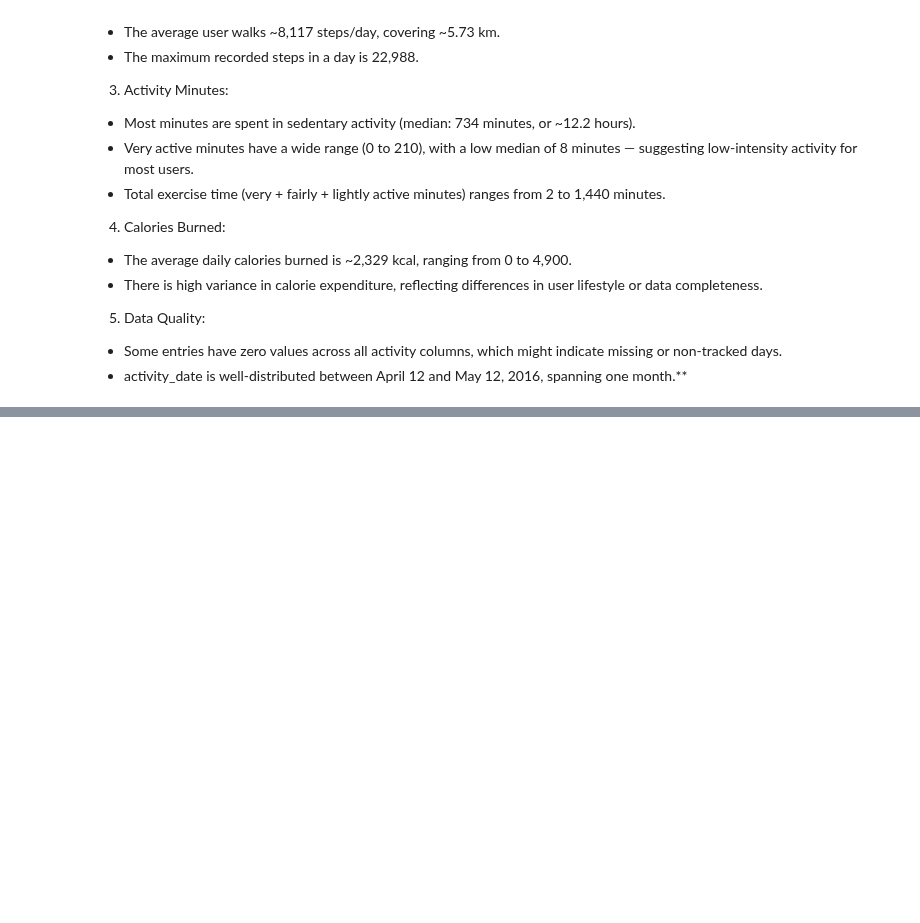
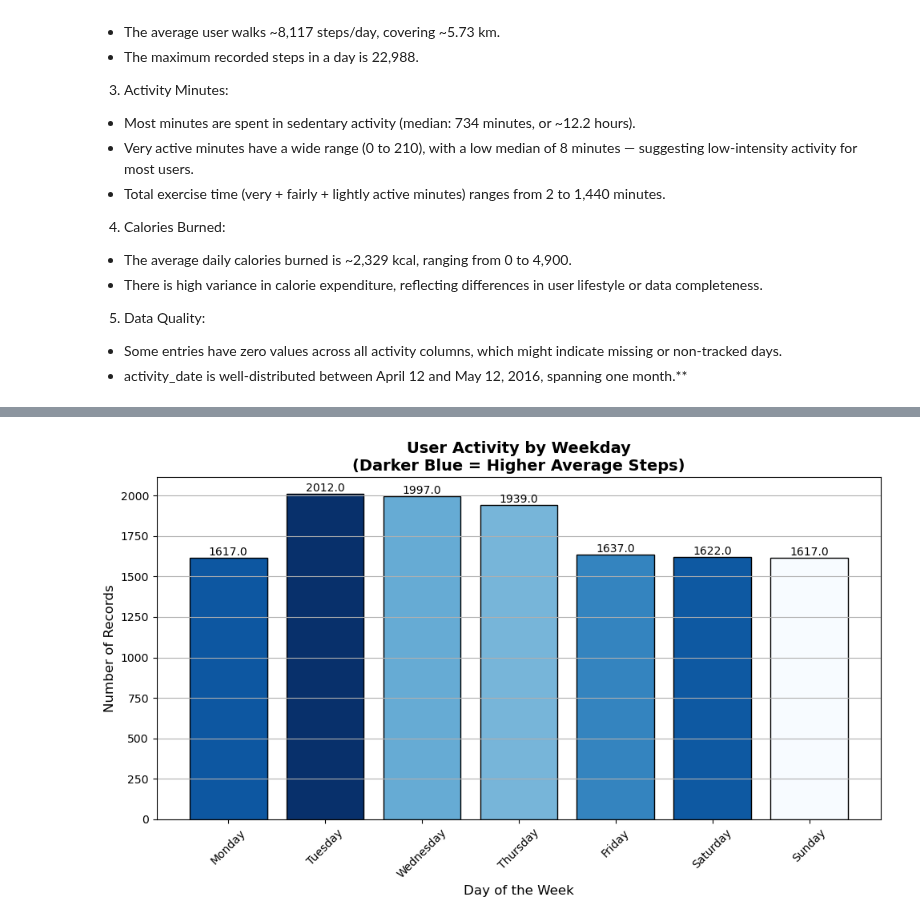
Before and after one commit to SheryllD/Project_SQL_Database, a Jupyter notebook: Data_Wrangling.ipynb, the cells around one changed output, grey strips where cells are left out. Saved outputs shown, nothing was run; the diff lists cells and outputs as text; code cells hidden in the pictures; blank space fills up the shorter version.

Commit message:
added new visuals

```diff
--- a/Data_Wrangling.ipynb
+++ b/Data_Wrangling.ipynb
@@ -217,0 +191,5 @@ memory usage: 1.8+ MB
+# %%
+# Converting Sleepday to datetime64
+fitbit_df["SleepDay"] = pd.to_datetime(fitbit_df["SleepDay"])
+fitbit_df.info()
+fitbit_df.head()
@@ -369,0 +380,77 @@ fitbit_df.describe()
+# %%
+# plotting histogram
+
+# # Set seaborn style for aesthetics
+# sns.set(style="whitegrid")
+
+# # Order the days properly
+# ordered_days = ["Monday", "Tuesday", "Wednesday", "Thursday", "Friday", "Saturday", "Sunday"]
+
+# # Create a countplot instead of manual histogram (easier + prettier for categorical data)
+# plt.figure(figsize=(10, 6))
+# ax = sns.countplot(data=fitbit_df, x="day_of_the_week", order=ordered_days, palette="Blues", edgecolor="black")
+
+# # Add value labels on top of bars
+# for p in ax.patches:
+#     height = p.get_height()
+#     ax.annotate(f'{height}', (p.get_x() + p.get_width() / 2, height),
+#                 ha='center', va='bottom', fontsize=10)
+
+# # Set labels and title
+# plt.xlabel("Day of the Week", fontsize=12)
+# plt.ylabel("Number of Records", fontsize=12)
+# plt.title("User Activity Logged by Day of the Week", fontsize=14, weight="bold")
+# plt.xticks(rotation=45)
+# plt.tight_layout()
+# plt.show()
+
+import matplotlib.cm as cm
+
+
+# Correcting weekday order
+ordered_days = ["Monday", "Tuesday", "Wednesday", "Thursday", "Friday", "Saturday", "Sunday"]
+
+# Step 1: Calculating average steps p/day
+avg_steps_by_day = (
+    fitbit_df.groupby("day_of_the_week")["total_steps"]
+    .mean()
+    .reindex(ordered_days)
+)
+
+# Step 2: Counting number of records (this for bar height)
+day_counts = (
+    fitbit_df["day_of_the_week"]
+    .value_counts()
+    .reindex(ordered_days)
+)
+
+# Step 3: Average steps to range 0–1 for thhe colour mapping
+norm = (avg_steps_by_day - avg_steps_by_day.min()) / (avg_steps_by_day.max() - avg_steps_by_day.min())
+
+# Step 4: Map normalised values to Blues colormap (higher = darker)
+cmap = cm.get_cmap("Blues")  # NOT reversed
+mapped_colours = [cmap(val) for val in norm]
+
+# Step 5: Plotting
+plt.figure(figsize=(10, 6))
+bars = plt.bar(day_counts.index, day_counts.values, color=mapped_colours, edgecolor='black')
+
+# Adding value labels
+for bar in bars:
+    height = bar.get_height()
+    plt.annotate(f'{height:.1f}', xy=(bar.get_x() + bar.get_width() / 2, height),
+                 ha='center', va='bottom', fontsize=10)
+
+# Styling
+plt.title("User Activity by Weekday\n(Darker Blue = Higher Average Steps)", fontsize=14, weight="bold")
+plt.xlabel("Day of the Week", fontsize=12)
+plt.ylabel("Number of Records", fontsize=12)
+plt.xticks(rotation=45)
+plt.grid(axis='y')
+plt.tight_layout()
+
+# Saving the plot as an image
+plt.savefig("Data_visuals/User_Activity_by_Week.png")
+plt.show()
+# %% [output]
+[figure, added]
```
Also changed, not shown: parts of 10 cells of this notebook, 6 other files.
